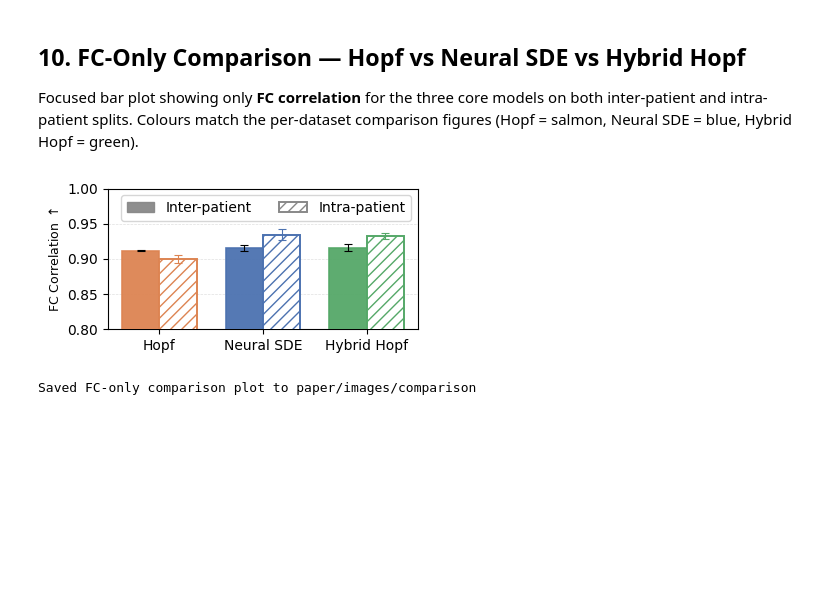
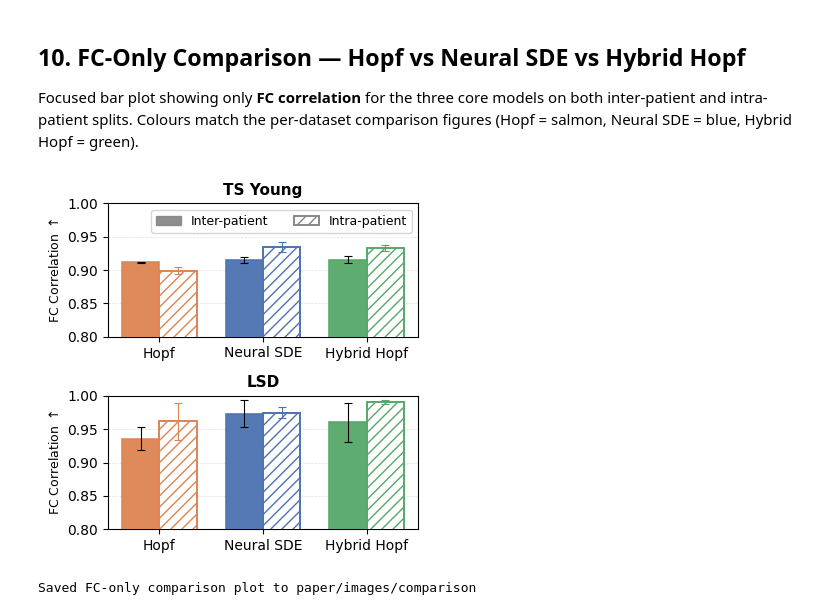
Before and after one commit to dani2442/neuroscience_control, a Jupyter notebook: examples/intra_vs_inter_barplots.ipynb, the cells around one changed output. Saved outputs shown, nothing was run; the diff lists cells and outputs as text; code cells hidden in the pictures; blank space fills up the shorter version.

```diff
--- a/examples/intra_vs_inter_barplots.ipynb
+++ b/examples/intra_vs_inter_barplots.ipynb
@@ -777,78 +779,75 @@ FC_MODEL_COLORS = {
     "Neural SDE": "#4C72B0",  # blue
     "Hybrid Hopf": "#55A868", # green
 }
-TARGET_DATASET = "ts_young"
-dataset_results = results_by_dataset[TARGET_DATASET]
-inter_results = dataset_results["inter_results"]
-intra_results = dataset_results["intra_results"]
+FC_DATASETS = ["ts_young", "lsd"]
 
-fig, ax = plt.subplots(figsize=(4, 2))
+fig, axes = plt.subplots(len(FC_DATASETS), 1, figsize=(4, 4), sharey=True)
 
 x = np.arange(len(FC_MODELS))
 bar_width = 0.36
 
-for i, model in enumerate(FC_MODELS):
-    inter_mean = inter_results[model].get("fc_correlation", np.nan)
-    intra_mean = intra_results[model].get("fc_correlation", np.nan)
-    inter_std = inter_results[model].get("fc_correlation_std", 0.0)
-    intra_std = intra_results[model].get("fc_correlation_std", 0.0)
-    color = FC_MODEL_COLORS[model]
+for ax, dataset_type in zip(axes, FC_DATASETS):
+    dataset_results = results_by_dataset[dataset_type]
+    inter_results = dataset_results["inter_results"]
+    intra_results = dataset_results["intra_results"]
 
-    ax.bar(
-        x[i] - bar_width / 2, inter_mean, bar_width,
-        yerr=inter_std,
-        facecolor=color, edgecolor=color, linewidth=1.2,
-        capsize=3, error_kw=dict(lw=0.8, capthick=0.8),
-        zorder=3, alpha=0.95,
-    )
-    ax.bar(
-        x[i] + bar_width / 2, intra_mean, bar_width,
-        yerr=intra_std,
-        facecolor="white", edgecolor=color, linewidth=1.4,
-        hatch="///",
-        capsize=3, error_kw=dict(lw=0.8, capthick=0.8, ecolor=color),
-        zorder=3,
-    )
+    for i, model in enumerate(FC_MODELS):
+        inter_mean = inter_results[model].get("fc_correlation", np.nan)
+        intra_mean = intra_results[model].get("fc_correlation", np.nan)
+        inter_std = inter_results[model].get("fc_correlation_std", 0.0)
+        intra_std = intra_results[model].get("fc_correlation_std", 0.0)
+        color = FC_MODEL_COLORS[model]
 
-    # for xpos, val in [
-    #     (x[i] - bar_width / 2, inter_mean),
-    #     (x[i] + bar_width / 2, intra_mean),
-    # ]:
-    #     if np.isfinite(val):
-    #         ax.text(xpos, val, f"{val:.3f}", ha="center", va="bottom",
-    #                 fontsize=7, fontweight="medium")
+        ax.bar(
+            x[i] - bar_width / 2, inter_mean, bar_width,
+            yerr=inter_std,
+            facecolor=color, edgecolor=color, linewidth=1.2,
+            capsize=3, error_kw=dict(lw=0.8, capthick=0.8),
+            zorder=3, alpha=0.95,
+        )
+        ax.bar(
+            x[i] + bar_width / 2, intra_mean, bar_width,
+            yerr=intra_std,
+            facecolor="white", edgecolor=color, linewidth=1.4,
+            hatch="///",
+            capsize=3, error_kw=dict(lw=0.8, capthick=0.8, ecolor=color),
+            zorder=3,
+        )
 
-ax.set_xticks(x)
-ax.set_xticklabels(FC_MODELS, fontsize=10)
-ax.set_ylabel("FC Correlation $\\uparrow$", fontsize=9)
-ax.set_ylim(0.8, 1.0)
-ax.set_axisbelow(True)
-ax.yaxis.grid(True, linestyle="--", alpha=0.4, linewidth=0.5)
-ax.xaxis.grid(False)
+    ax.set_xticks(x)
+    ax.set_xticklabels(FC_MODELS, fontsize=10)
+    ax.set_title(DATASET_LABELS[dataset_type], fontsize=11, fontweight="bold")
+    ax.set_ylim(0.8, 1.0)
+    ax.set_axisbelow(True)
+    ax.yaxis.grid(True, linestyle="--", alpha=0.4, linewidth=0.5)
+    ax.xaxis.grid(False)
+
+axes[0].set_ylabel("FC Correlation $\\uparrow$", fontsize=9)
+axes[1].set_ylabel("FC Correlation $\\uparrow$", fontsize=9)
 
 # Split-style legend (neutral colour to indicate the pattern, not the model)
 split_handles = [
     plt.Rectangle((0, 0), 1, 1, facecolor="#888888", edgecolor="#888888", alpha=0.95),
     plt.Rectangle((0, 0), 1, 1, facecolor="white", edgecolor="#888888", hatch="///", linewidth=1.4),
 ]
-ax.legend(
+axes[0].legend(
     split_handles, ["Inter-patient", "Intra-patient"],
-    loc="upper right", fontsize=10, frameon=True, fancybox=True, ncols=2,
+    loc="upper right", fontsize=9, frameon=True, fancybox=True, ncols=2,
 )
 
 plt.tight_layout()
 
 out_dir = Path("paper/images/comparison")
 out_dir.mkdir(parents=True, exist_ok=True)
 plt.savefig(out_dir / "fc_intra_vs_inter_three_models.pdf", bbox_inches="tight", dpi=200)
 out_dir_png = Path("paper/images_png/comparison")
 out_dir_png.mkdir(parents=True, exist_ok=True)
 plt.savefig(out_dir_png / "fc_intra_vs_inter_three_models.png", bbox_inches="tight", dpi=200)
 out_dir_svg = Path("paper/images_svg/comparison")
 out_dir_svg.mkdir(parents=True, exist_ok=True)
 plt.savefig(out_dir_svg / "fc_intra_vs_inter_three_models.svg", bbox_inches="tight")
 plt.show()
 print(f"Saved FC-only comparison plot to {out_dir}")
 # %% [output]
-[figure, old version]
+[figure, new version]
 Saved FC-only comparison plot to paper/images/comparison
```
Also changed, not shown: parts of 2 cells of this notebook, 5 other files.
